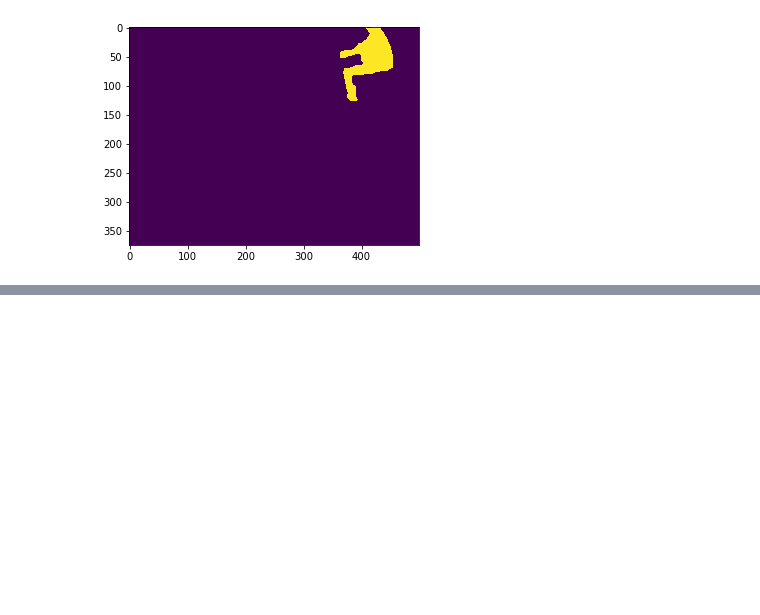
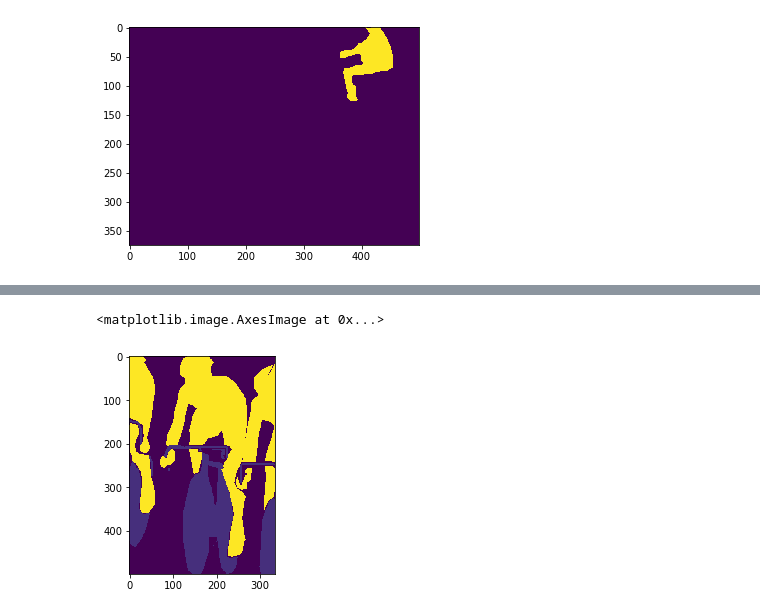
Before and after one commit to HugPhat/VisionModel, a Jupyter notebook: Dataset/Segmentation/test_seg_label.ipynb, the cells around one changed output, grey strips where cells are left out. Saved outputs shown, nothing was run; the diff lists cells and outputs as text; code cells hidden in the pictures; blank space fills up the shorter version.

Commit message:
modified:   Dataset/Segmentation/VOCseg.py 	modified:   Dataset/Segmentation/test_seg_label.ipynb

```diff
--- a/Dataset/Segmentation/test_seg_label.ipynb
+++ b/Dataset/Segmentation/test_seg_label.ipynb
@@ -133,0 +130,28 @@ np.max(gnim)
+# %%
+VOC_COLORMAP = [[0, 0, 0], [128, 0, 0], [0, 128, 0], [128, 128, 0],
+                [0, 0, 128], [128, 0, 128], [0, 128, 128], [128, 128, 128],
+                [64, 0, 0], [192, 0, 0], [64, 128, 0], [192, 128, 0],
+                [64, 0, 128], [192, 0, 128], [64, 128, 128], [192, 128, 128],
+                [0, 64, 0], [128, 64, 0], [0, 192, 0], [128, 192, 0],
+                [0, 64, 128]]
+
+#@save
+VOC_CLASSES = ['background', 'aeroplane', 'bicycle', 'bird', 'boat',
+               'bottle', 'bus', 'car', 'cat', 'chair', 'cow',
+               'diningtable', 'dog', 'horse', 'motorbike', 'person',
+               'potted plant', 'sheep', 'sofa', 'train', 'tv/monitor']
+# %%
+def build_colormap2label():
+    """Build an RGB color to label mapping for segmentation."""
+    colormap2label = np.zeros(256 ** 3)
+    for i, colormap in enumerate(VOC_COLORMAP):
+        colormap2label[(colormap[0]*256 + colormap[1])*256 + colormap[2]] = i
+    return colormap2label
+
+#@save
+def voc_label_indices(colormap, colormap2label):
+    """Map an RGB color to a label."""
+    colormap = colormap.astype(np.int32)
+    idx = ((colormap[:, :, 0] * 256 + colormap[:, :, 1]) * 256
+           + colormap[:, :, 2])
+    return colormap2label[idx]
@@ -133,0 +166,7 @@ np.max(gnim)
+# %%
+y = voc_label_indices(nim, build_colormap2label())
+# %%
+plt.imshow(y)
+# %% [output]
+<matplotlib.image.AxesImage at 0x...>
+[figure, added]
```
Also changed, not shown: parts of 6 cells of this notebook, 1 other file.
